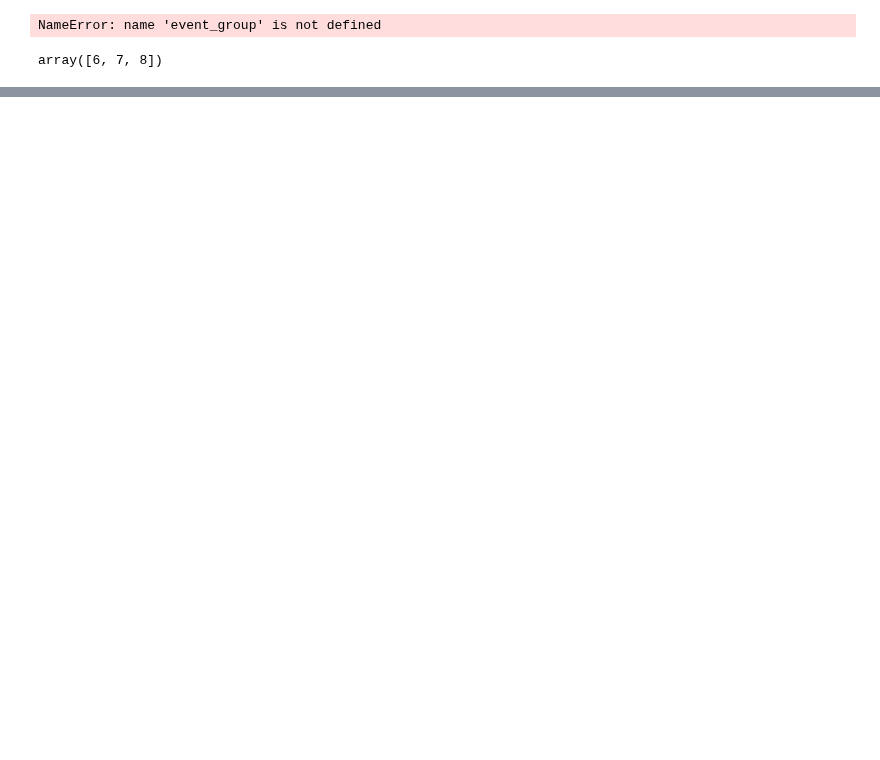
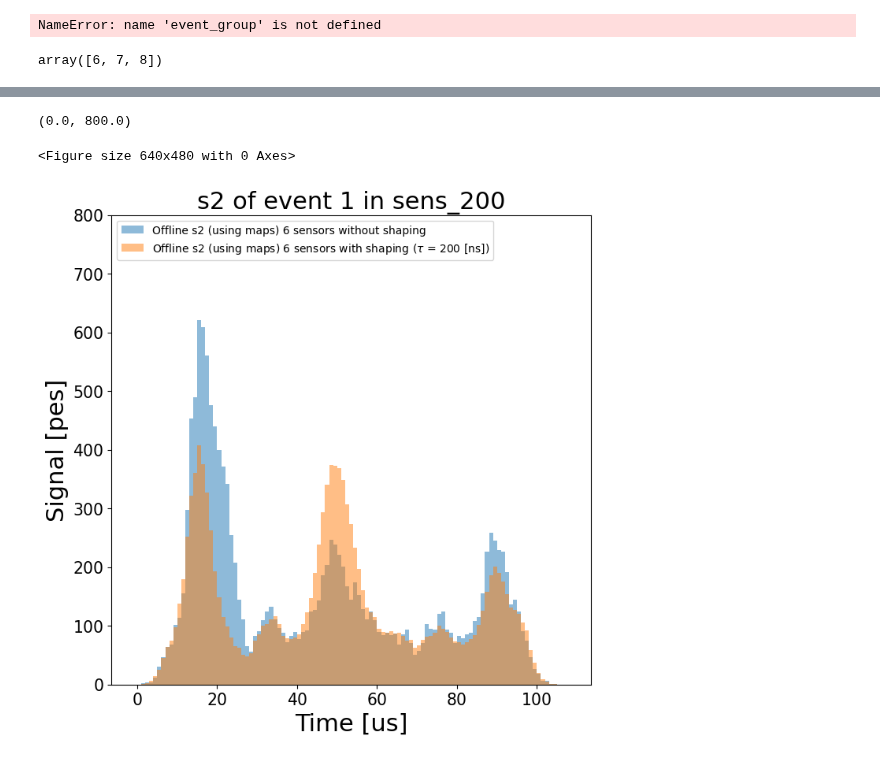
Before and after one commit to mariandbt/python, a Jupyter notebook: notebooks/20240228_s2_hists_waveforms.ipynb, the cells around one changed output, grey strips where cells are left out. Drawn from its saved outputs; the diff is of its cells as text; code cells hidden in the pictures; blank space fills up the shorter version.

```diff
--- a/notebooks/20240228_s2_hists_waveforms.ipynb
+++ b/notebooks/20240228_s2_hists_waveforms.ipynb
@@ -42,6 +42,8 @@ off_s2_file_path = os.path.join(path, "s2signals/20240314_bb0nu_10ev_ELon_s2_sig
 off_s2_file_path_TEST = os.path.join(path, "s2signals/20240423_TEST_bb0nu_10ev_ELon_s2_signal_20240405s2table.h5") # EL on + fluctuations
 off_s2_file_path_TEST2 = os.path.join(path, "s2signals/20240423_TEST2_bb0nu_10ev_ELon_s2_signal_20240405s2table.h5") # EL on + fluctuations
 off_s2_file_path_TEST3 = os.path.join(path, "s2signals/20240423_TEST3shaped_bb0nu_10ev_ELon_s2_signal_20240405s2table.h5") # EL on + fluctuations
+off_s2_file_path_TEST4 = os.path.join(path, "s2signals/20240423_TEST4shaped_bb0nu_10ev_ELon_s2_signal_20240405s2table.h5") # EL on + fluctuations
+off_s2_file_path_TEST5 = os.path.join(path, "s2signals/20240423_TEST5shaped_bb0nu_10ev_ELon_s2_signal_20240405s2table.h5") # EL on + fluctuations
 online_s2_filename = os.path.join(path, "bb/20240228_Next100_10ev_ELon_bb_1.next.h5") # 10 full bb w s2
 
 # off_s2_file_path = os.path.join(path, "20240222_bb0nu_200ev_s2_signal.h5") # EL off + fluctuations
@@ -174,3 +202,51 @@ font_size = 30
+# %%
+# events_on, bins_on, _ = s2hist.print_online_s2waveform(sns_response, event, sensor,
+#                                                        bin_width_in_us = bin_width,
+#                                                        t_window_min_in_us = 450, t_window_max_in_us = 1000,
+#                                                        new_figure = True, comment = '5 sensors ')
+
+# events_off, bins_off, ax = s2hist.OLD_print_offline_s2waveform(off_s2_file_path, event, sensor,
+#                                                                bin_width_in_us = bin_width,
+#                                                                new_figure = False, comment = '5 sensors without shaping')
+
+events_off_TEST0, bins_off, ax = s2hist.print_offline_s2waveform(off_s2_file_path_TEST, event, sensor,
+                                                                t0_in_us = 0,
+                                                                bin_width_in_us = bin_width,
+                                                                new_figure = False, comment = '6 sensors without shaping')
+
+# events_off_TEST, bins_off, ax = s2hist.print_offline_s2waveform(off_s2_file_path_TEST2, event, sensor,
+#                                                                 t0_in_us = bins_off.min() + bin_width/2,
+#                                                                 bin_width_in_us = bin_width,
+#                                                                 new_figure = False, comment = 'without shaping')
+
+# events_off_TEST, bins_off, ax = s2hist.print_offline_s2waveform(off_s2_file_path_TEST3, event, sensor,
+#                                                                 t0_in_us = 0,
+#                                                                 bin_width_in_us = bin_width,
+#                                                                 new_figure = False, comment = r'6 sensors with shaping ($\tau$ = 20 [ns])')
+
+# events_off_TEST, bins_off, ax = s2hist.print_offline_s2waveform(off_s2_file_path_TEST4, event, sensor,
+#                                                                 t0_in_us = 0,
+#                                                                 bin_width_in_us = bin_width,
+#                                                                 new_figure = False, comment = r'6 sensors with shaping ($\tau$ = 80 [ns])')
+
+events_off_TEST, bins_off, ax = s2hist.print_offline_s2waveform(off_s2_file_path_TEST5, event, sensor,
+                                                                t0_in_us = 0,
+                                                                bin_width_in_us = bin_width,
+                                                                new_figure = False, comment = r'6 sensors with shaping ($\tau$ = 200 [ns])')
+
+off_s2_file_path_TEST
+ax.legend(loc = 'upper left', fontsize = 10);
+# ax.set_ylim(0, 470)
+font_size = 30
+# ax.set_xlim(530, 610)
+ax.set_ylim(0, 0.8e3)
+
+# ax.text(0.05, .85, 's2 table from 08/02/2024',
+# transform=ax.transAxes, fontsize=0.5*font_size, bbox=dict(facecolor='1.', edgecolor='none', pad=3.0))
+# %% [output]
+(0.0, 800.0)
+<Figure size 640x480 with 0 Axes>
+[figure, added]
 # %%
 events_on.sum(), events_off.sum(), events_off_TEST.sum()
 # %%
```
Also changed, not shown: parts of 4 cells of this notebook, 4 other files.
